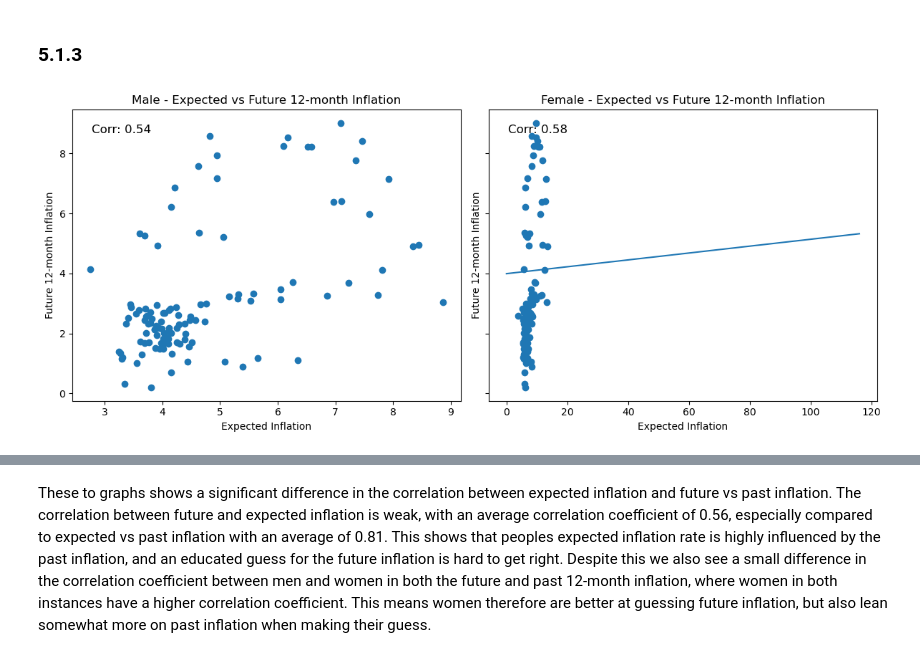
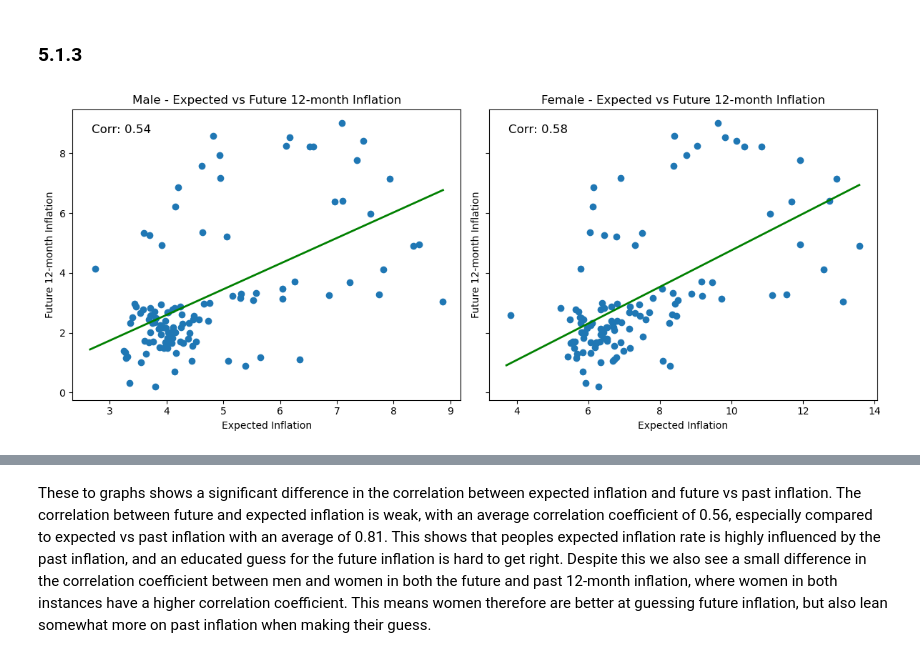
Before and after one commit to OliverNilsen04/TECH2-H25-Term-project, a Jupyter notebook: TermPaper copy 3.ipynb, the cells around one changed output, grey strips where cells are left out. Drawn from its saved outputs; the diff is of its cells as text; code cells hidden in the pictures.

Commit message:
added correlation line to task 5

```diff
--- a/TermPaper copy 3.ipynb
+++ b/TermPaper copy 3.ipynb
@@ -535,35 +535,39 @@ def plot_inflation_correlation(data, inflation_type='forward'):
     time_label = 'Future' if inflation_type == 'forward' else 'Past'
 
     # Create two subplots
     fig, axes = plt.subplots(1, 2, figsize=(12, 5), sharey=True)
 
     # Plot for each gender with x equal to gender specific expected inflation and y equal to realized inflation
     for i, gender in enumerate(['male', 'female']):
         ax = axes[i]
         x = data[f'exp_infl_{gender}']
         y = data[inflation_col]
 
+        # Fit and plot trend line
+        valid = x.notna() & y.notna()
+        if valid.sum() > 1:  # need at least two points
+            coeffs = np.polyfit(x[valid], y[valid], 1)
+            line_x = np.linspace(x.min(), x.max(), 100)
+            line_y = np.polyval(coeffs, line_x)
+            ax.plot(line_x, line_y, color='green', lw=2, label='Trend line')
+
         #Making scatter plot and set titles and labels
         ax.scatter(x, y)
         ax.set_title(f'{gender.capitalize()} - Expected vs {time_label} 12-month Inflation')
         ax.set_xlabel('Expected Inflation')
         ax.set_ylabel(f'{time_label} 12-month Inflation')
 
         # Add correlation coefficient
         corr = x.corr(y)
         ax.text(0.05, 0.95, f'Corr: {corr:.2f}',
                 transform=ax.transAxes,
                 fontsize=12,
                 verticalalignment='top')
 
-    slope, intercept = np.polyfit(cpi_gender.index.astype(int), cpi_gender['exp_infl_male'], 1)
-    line = slope * cpi_gender.index.astype(int) + intercept
-    plt.plot(line)
-
     plt.tight_layout()
     return fig, axes
 
 # Plotting for forward-looking inflation
 fig, axes = plot_inflation_correlation(cpi_gender, inflation_type='forward')
 # %% [output]
-[figure, old version]
+[figure, new version]
```
Also changed, not shown: parts of 3 cells of this notebook.
